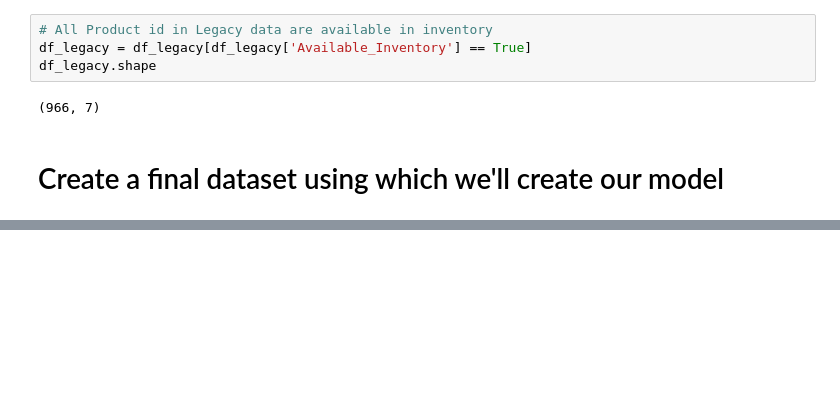
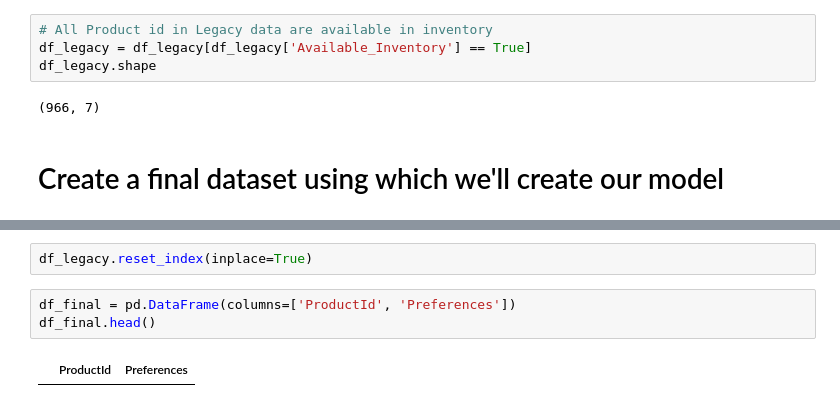
Before and after one commit to yash0307jain/curated-gift-boxes, a Jupyter notebook: data_analysis.ipynb, the cells around one changed output, grey strips where cells are left out. Cells and saved outputs as stored; diff of their text form; blank space fills up the shorter version.

```diff
--- a/data_analysis.ipynb
+++ b/data_analysis.ipynb
@@ -310,0 +324,7 @@ df_legacy.shape
+# %%
+df_legacy.reset_index(inplace=True)
+# %%
+df_final = pd.DataFrame(columns=['ProductId', 'Preferences'])
+df_final.head()
+# %% [output]
+|  | ProductId | Preferences |
```
Also changed, not shown: parts of 20 cells of this notebook.
